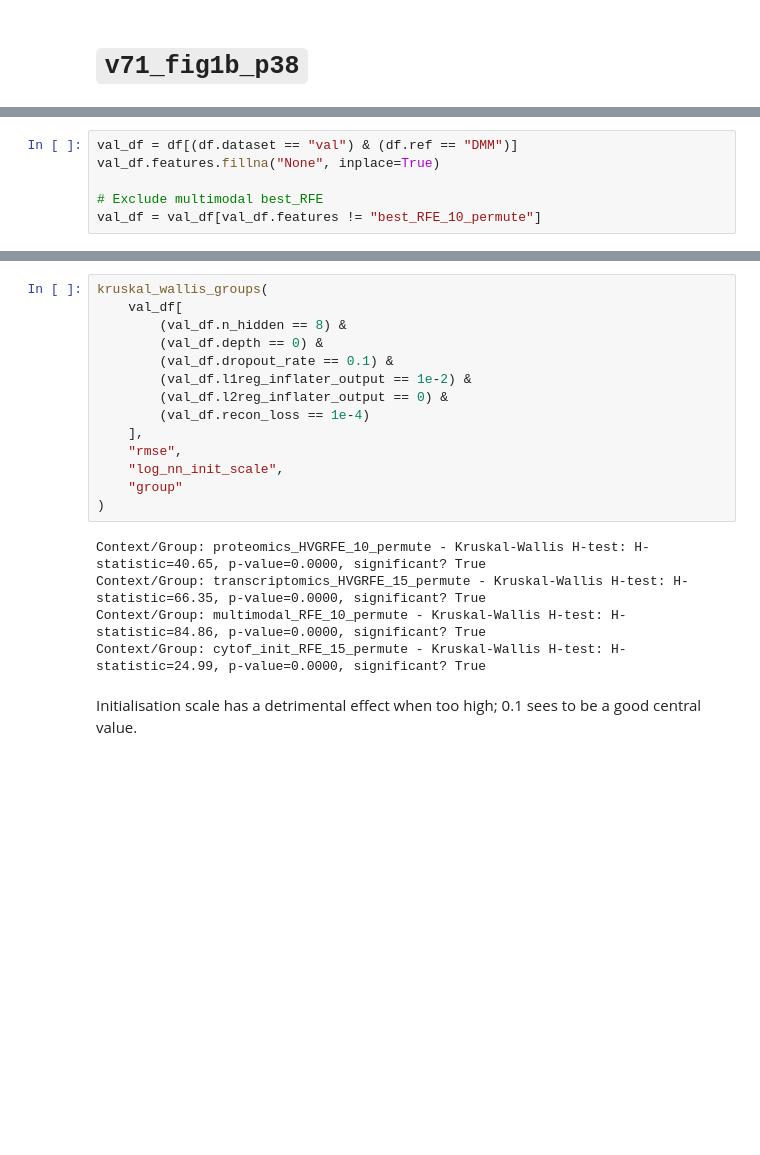
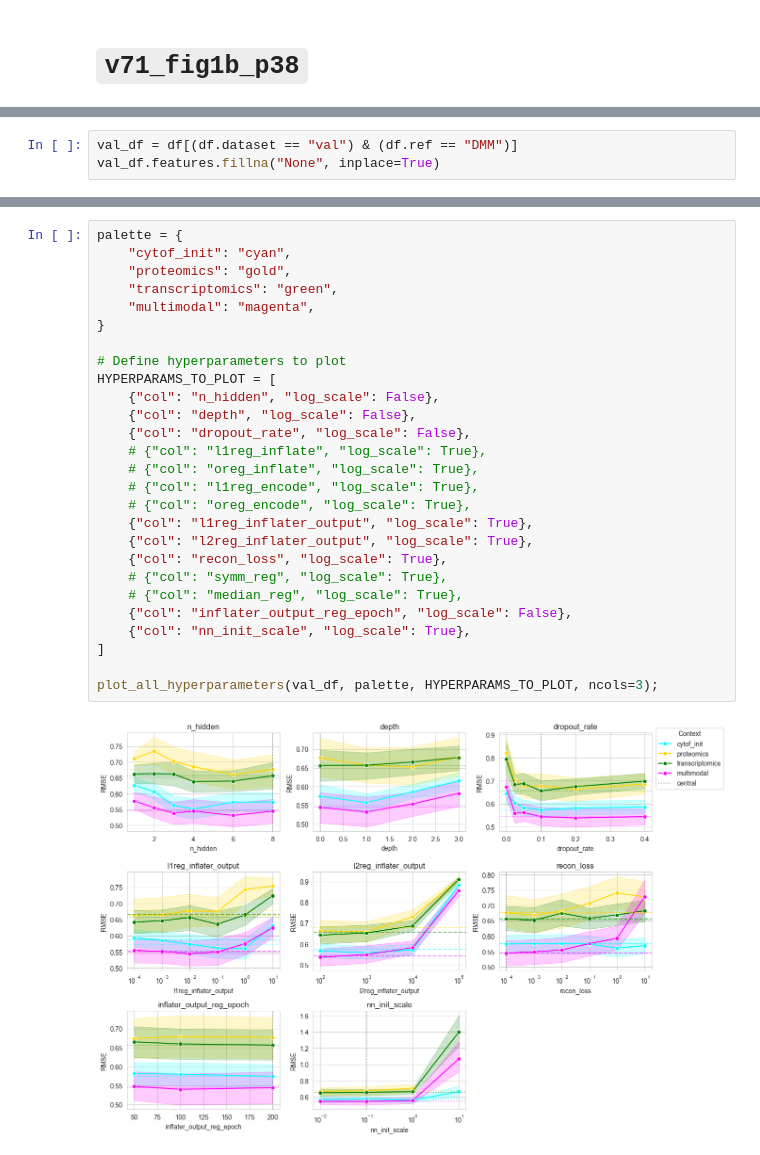
Before and after one commit to frohlich-lab/DeepMechanisticModels, a Jupyter notebook: analysis_figures/Fig1B/fig1b_Dec2025.ipynb, the cells around one changed output, grey strips where cells are left out. Cells and saved outputs as stored; diff of their text form; blank space fills up the shorter version.

```diff
--- a/analysis_figures/Fig1B/fig1b_Dec2025.ipynb
+++ b/analysis_figures/Fig1B/fig1b_Dec2025.ipynb
@@ -18,6 +283,3 @@ df = pd.read_csv(EVALUATE_ALL_CSVS.format(model=model, data=data, filename=filen
 # %%
 val_df = df[(df.dataset == "val") & (df.ref == "DMM")]
 val_df.features.fillna("None", inplace=True)
-
-# Exclude multimodal best_RFE
-val_df = val_df[val_df.features != "best_RFE_10_permute"]
@@ -374,21 +286,29 @@ g.map_dataframe(
-# %%
-kruskal_wallis_groups(
-    val_df[
-        (val_df.n_hidden == 8) &
-        (val_df.depth == 0) &
-        (val_df.dropout_rate == 0.1) &
-        (val_df.l1reg_inflater_output == 1e-2) &
-        (val_df.l2reg_inflater_output == 0) &
-        (val_df.recon_loss == 1e-4)
-    ],
-    "rmse",
-    "log_nn_init_scale",
-    "group"
-)
-# %% [output]
-Context/Group: proteomics_HVGRFE_10_permute - Kruskal-Wallis H-test: H-statistic=40.65, p-value=0.0000, significant? True
-Context/Group: transcriptomics_HVGRFE_15_permute - Kruskal-Wallis H-test: H-statistic=66.35, p-value=0.0000, significant? True
-Context/Group: multimodal_RFE_10_permute - Kruskal-Wallis H-test: H-statistic=84.86, p-value=0.0000, significant? True
-Context/Group: cytof_init_RFE_15_permute - Kruskal-Wallis H-test: H-statistic=24.99, p-value=0.0000, significant? True
-# %% [markdown]
-Initialisation scale has a detrimental effect when too high; 0.1 sees to be a good central value.
+# %%
+palette = {
+    "cytof_init": "cyan",
+    "proteomics": "gold",
+    "transcriptomics": "green",
+    "multimodal": "magenta",
+}
+
+# Define hyperparameters to plot
+HYPERPARAMS_TO_PLOT = [
+    {"col": "n_hidden", "log_scale": False},
+    {"col": "depth", "log_scale": False},
+    {"col": "dropout_rate", "log_scale": False},
+    # {"col": "l1reg_inflate", "log_scale": True},
+    # {"col": "oreg_inflate", "log_scale": True},
+    # {"col": "l1reg_encode", "log_scale": True},
+    # {"col": "oreg_encode", "log_scale": True},
+    {"col": "l1reg_inflater_output", "log_scale": True},
+    {"col": "l2reg_inflater_output", "log_scale": True},
+    {"col": "recon_loss", "log_scale": True},
+    # {"col": "symm_reg", "log_scale": True},
+    # {"col": "median_reg", "log_scale": True},
+    {"col": "inflater_output_reg_epoch", "log_scale": False},
+    {"col": "nn_init_scale", "log_scale": True},
+]
+
+plot_all_hyperparameters(val_df, palette, HYPERPARAMS_TO_PLOT, ncols=3);
+# %% [output]
+[figure, added]
```
Also changed, not shown: parts of 32 cells of this notebook, 5 other files.
